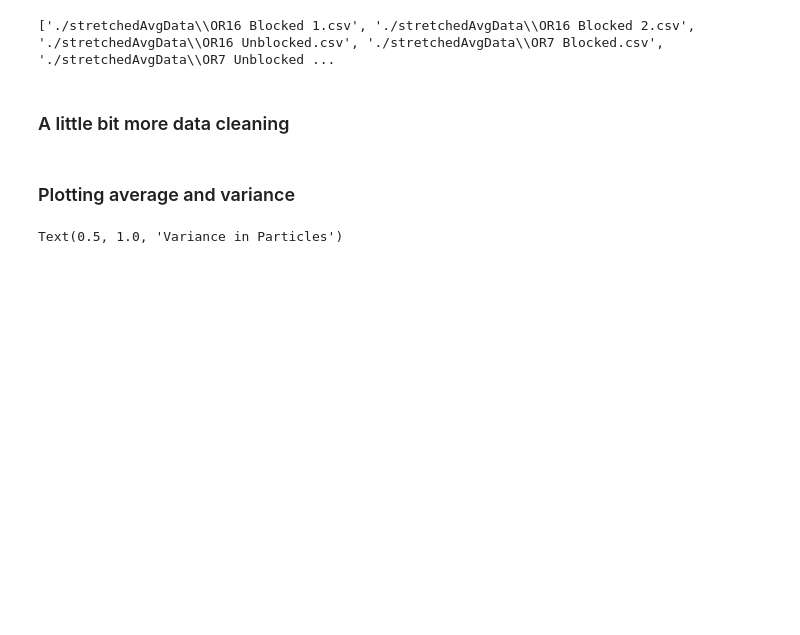
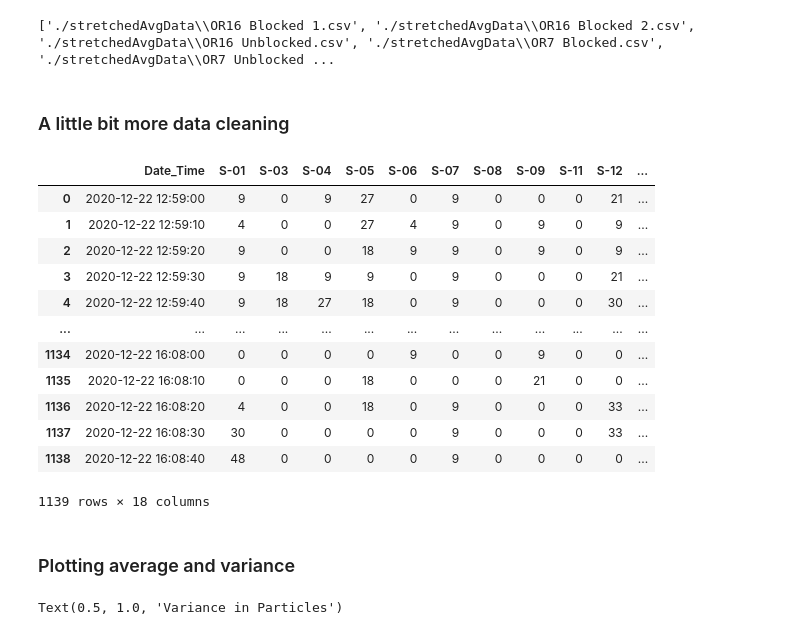
Before and after one commit to rrochlin/UWMedDecember, a Jupyter notebook: Analysis.ipynb, the cells around one changed output. Cells and saved outputs as stored; diff of their text form; code cells hidden in the pictures; blank space fills up the shorter version.

```diff
--- a/Analysis.ipynb
+++ b/Analysis.ipynb
@@ -36,6 +36,22 @@ stAvgDf = {}
 for x in avgData:
     name = x.split('\\')[1].split('.')[0]
     stAvgDf[name] = pd.read_csv(x,parse_dates=[0])
+# %%
+mergedData
+# %% [output]
+|  | Date_Time | S-01 | S-03 | S-04 | S-05 | S-06 | S-07 | S-08 | S-09 | S-11 | S-12 | ... |
+| 0 | 2020-12-22 12:59:00 | 9 | 0 | 9 | 27 | 0 | 9 | 0 | 0 | 0 | 21 | ... |
+| 1 | 2020-12-22 12:59:10 | 4 | 0 | 0 | 27 | 4 | 9 | 0 | 9 | 0 | 9 | ... |
+| 2 | 2020-12-22 12:59:20 | 9 | 0 | 0 | 18 | 9 | 9 | 0 | 9 | 0 | 9 | ... |
+| 3 | 2020-12-22 12:59:30 | 9 | 18 | 9 | 9 | 0 | 9 | 0 | 0 | 0 | 21 | ... |
+| 4 | 2020-12-22 12:59:40 | 9 | 18 | 27 | 18 | 0 | 9 | 0 | 0 | 0 | 30 | ... |
+| ... | ... | ... | ... | ... | ... | ... | ... | ... | ... | ... | ... | ... |
+| 1134 | 2020-12-22 16:08:00 | 0 | 0 | 0 | 0 | 9 | 0 | 0 | 9 | 0 | 0 | ... |
+| 1135 | 2020-12-22 16:08:10 | 0 | 0 | 0 | 18 | 0 | 0 | 0 | 21 | 0 | 0 | ... |
+| 1136 | 2020-12-22 16:08:20 | 4 | 0 | 0 | 18 | 0 | 9 | 0 | 0 | 0 | 33 | ... |
+| 1137 | 2020-12-22 16:08:30 | 30 | 0 | 0 | 0 | 0 | 9 | 0 | 0 | 0 | 33 | ... |
+| 1138 | 2020-12-22 16:08:40 | 48 | 0 | 0 | 0 | 0 | 9 | 0 | 0 | 0 | 0 | ... |
+1139 rows × 18 columns
 # %% [markdown]
 ### Plotting average and variance
 # %%
```
Also changed, not shown: parts of 5 cells of this notebook, 3 other files.
